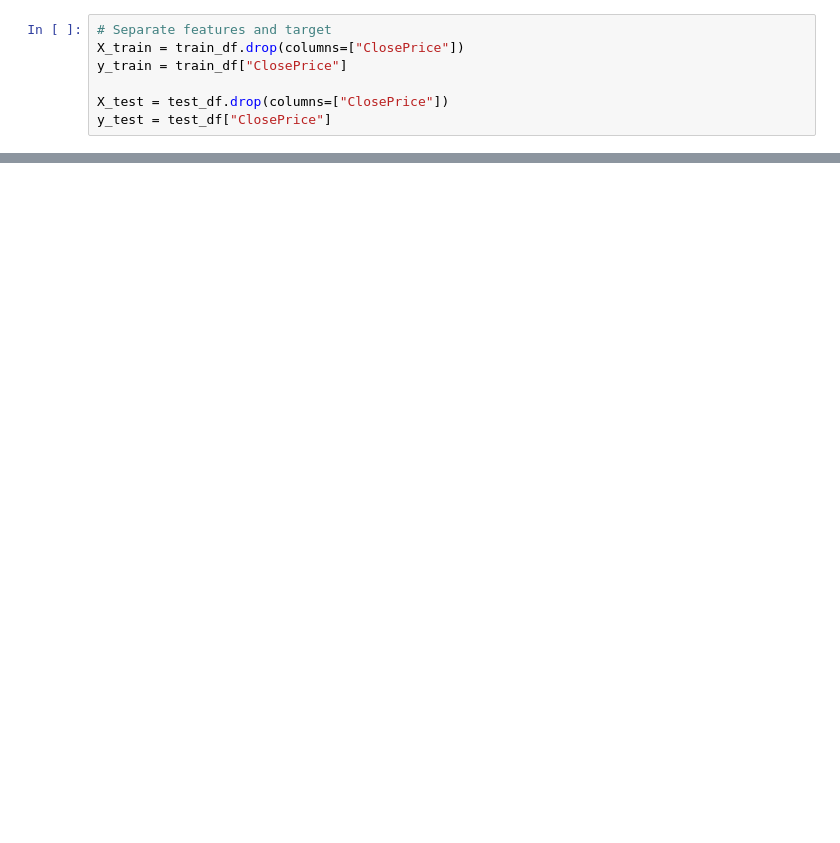
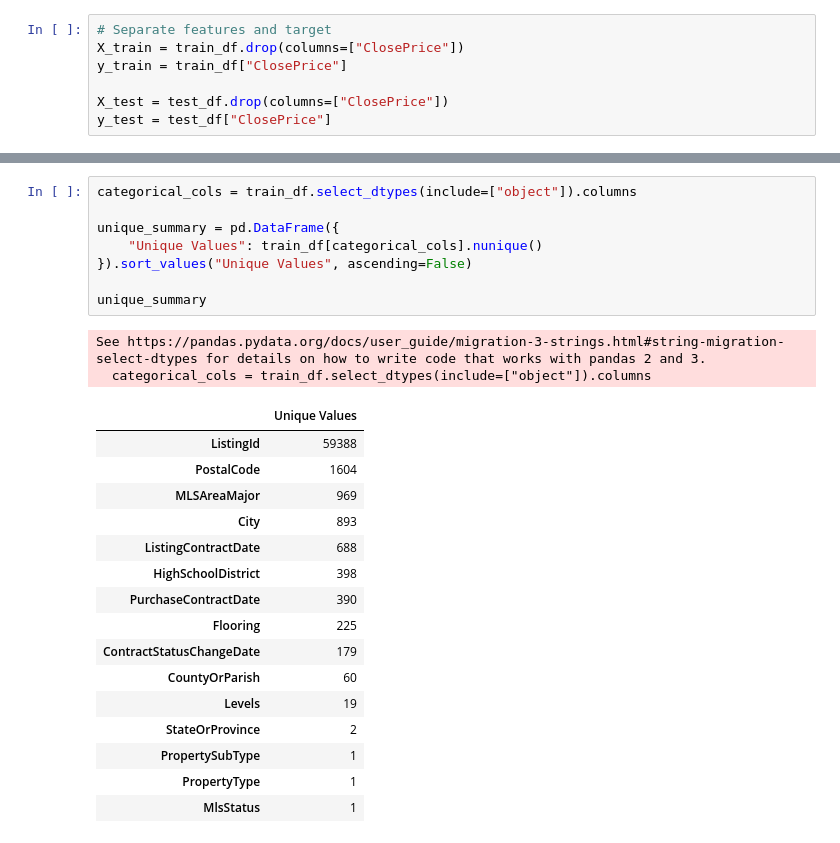
Before and after one commit to sammydyx/IDXExchange-Data-Science, a Jupyter notebook: week3/02_preprocessing.ipynb, the cells around one changed output, grey strips where cells are left out. Drawn from its saved outputs; the diff is of its cells as text; blank space fills up the shorter version.

```diff
--- a/week3/02_preprocessing.ipynb
+++ b/week3/02_preprocessing.ipynb
@@ -359,0 +398,27 @@ df.to_csv(
+# %%
+categorical_cols = train_df.select_dtypes(include=["object"]).columns
+
+unique_summary = pd.DataFrame({
+    "Unique Values": train_df[categorical_cols].nunique()
+}).sort_values("Unique Values", ascending=False)
+
+unique_summary
+# %% [output]
+See https://pandas.pydata.org/docs/user_guide/migration-3-strings.html#string-migration-select-dtypes for details on how to write code that works with pandas 2 and 3.
+  categorical_cols = train_df.select_dtypes(include=["object"]).columns
+|  | Unique Values |
+| ListingId | 59388 |
+| PostalCode | 1604 |
+| MLSAreaMajor | 969 |
+| City | 893 |
+| ListingContractDate | 688 |
+| HighSchoolDistrict | 398 |
+| PurchaseContractDate | 390 |
+| Flooring | 225 |
+| ContractStatusChangeDate | 179 |
+| CountyOrParish | 60 |
+| Levels | 19 |
+| StateOrProvince | 2 |
+| PropertySubType | 1 |
+| PropertyType | 1 |
+| MlsStatus | 1 |
```
Also changed, not shown: parts of 35 cells of this notebook, 1 other file.
